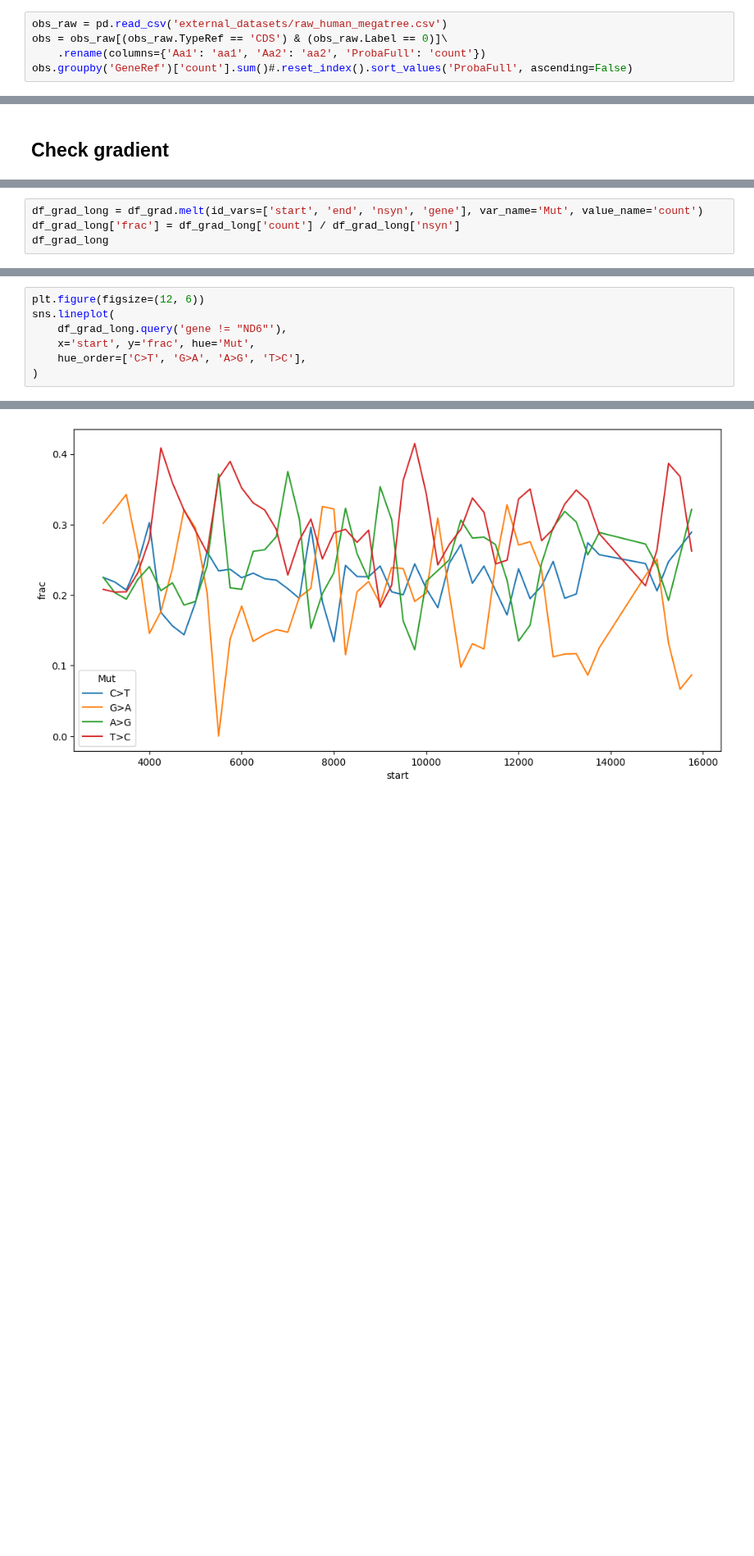
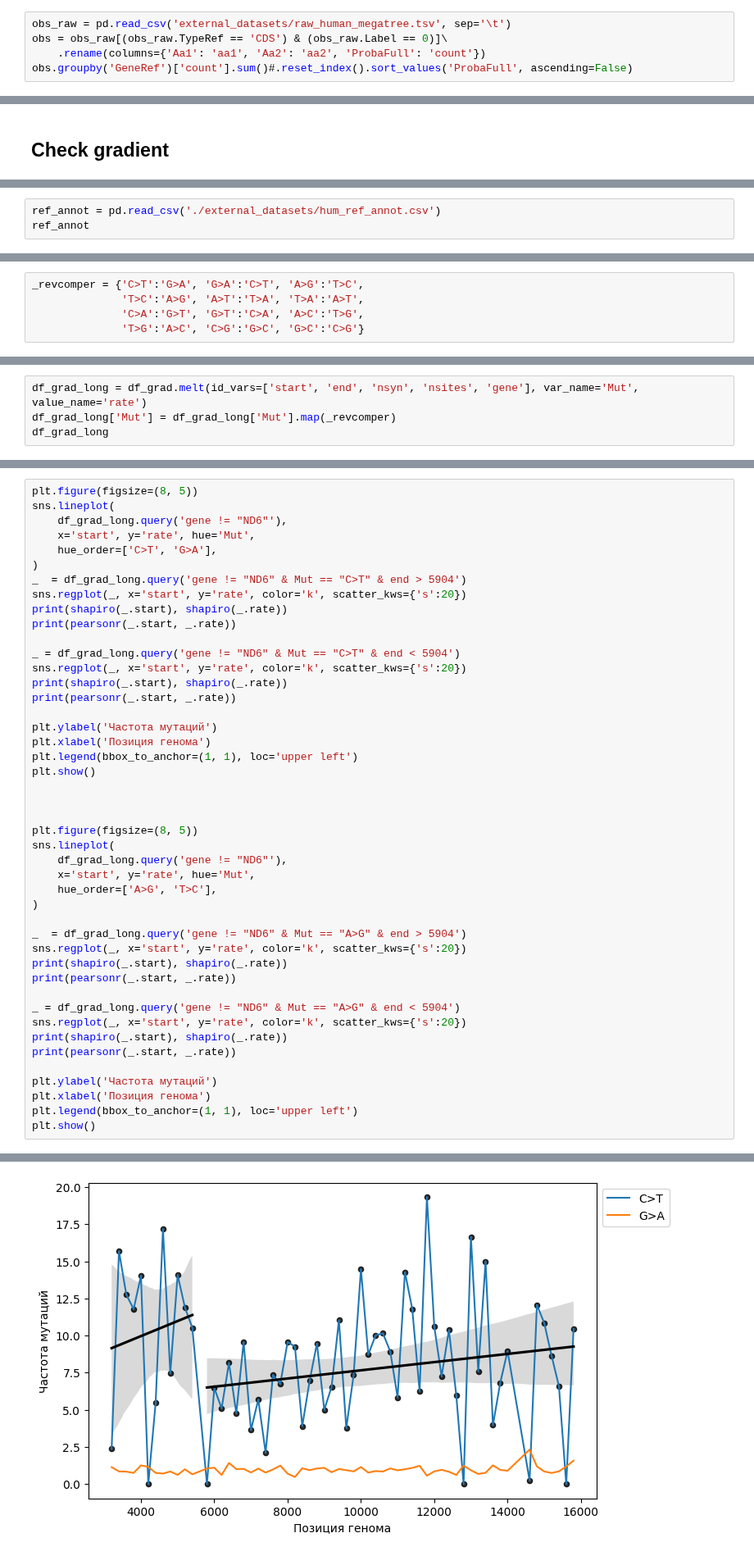
Before and after one commit to mitoclub/AminoAcidShift, a Jupyter notebook: human_germline.ipynb, the cells around one changed output, grey strips where cells are left out. Shown at 82% size. Drawn from its saved outputs; the diff is of its cells as text; blank space fills up the shorter version.

```diff
--- a/human_germline.ipynb
+++ b/human_germline.ipynb
@@ -36,7 +40,7 @@ genes_order = ['ND1', 'ND2', 'COX1', 'COX2', 'ATP8', 'ATP6', 'COX3',
 #             kind='line', hue_order=['A>G', 'C>T', 'G>A', 'T>C'],
 #             )
 # %%
-obs_raw = pd.read_csv('external_datasets/raw_human_megatree.csv')
+obs_raw = pd.read_csv('external_datasets/raw_human_megatree.tsv', sep='\t')
 obs = obs_raw[(obs_raw.TypeRef == 'CDS') & (obs_raw.Label == 0)]\
     .rename(columns={'Aa1': 'aa1', 'Aa2': 'aa2', 'ProbaFull': 'count'})
 obs.groupby('GeneRef')['count'].sum()#.reset_index().sort_values('ProbaFull', ascending=False)
@@ -77,0 +82,3 @@ plt.hist(sites, bins=500);
+# %%
+ref_annot = pd.read_csv('./external_datasets/hum_ref_annot.csv')
+ref_annot
@@ -78 +99,6 @@ plt.hist(sites, bins=500);
+# %%
+_revcomper = {'C>T':'G>A', 'G>A':'C>T', 'A>G':'T>C',
+              'T>C':'A>G', 'A>T':'T>A', 'T>A':'A>T',
+              'C>A':'G>T', 'G>T':'C>A', 'A>C':'T>G',
+              'T>G':'A>C', 'C>G':'G>C', 'G>C':'C>G'}
 # %%
@@ -124,5 +175,5 @@ sns.lineplot(df_grad, x='start', y='nsyn')
 # %%
-df_grad_long = df_grad.melt(id_vars=['start', 'end', 'nsyn', 'gene'], var_name='Mut', value_name='count')
-df_grad_long['frac'] = df_grad_long['count'] / df_grad_long['nsyn']
+df_grad_long = df_grad.melt(id_vars=['start', 'end', 'nsyn', 'nsites', 'gene'], var_name='Mut', value_name='rate')
+df_grad_long['Mut'] = df_grad_long['Mut'].map(_revcomper)
 df_grad_long
 # %% [output]
@@ -142,8 +193,46 @@ df_grad_long
 # %%
-plt.figure(figsize=(12, 6))
+plt.figure(figsize=(8, 5))
 sns.lineplot(
     df_grad_long.query('gene != "ND6"'),
-    x='start', y='frac', hue='Mut',
-    hue_order=['C>T', 'G>A', 'A>G', 'T>C'],
+    x='start', y='rate', hue='Mut',
+    hue_order=['C>T', 'G>A'],
 )
+_  = df_grad_long.query('gene != "ND6" & Mut == "C>T" & end > 5904')
+sns.regplot(_, x='start', y='rate', color='k', scatter_kws={'s':20})
+print(shapiro(_.start), shapiro(_.rate))
+print(pearsonr(_.start, _.rate))
+
+_ = df_grad_long.query('gene != "ND6" & Mut == "C>T" & end < 5904')
+sns.regplot(_, x='start', y='rate', color='k', scatter_kws={'s':20})
+print(shapiro(_.start), shapiro(_.rate))
+print(pearsonr(_.start, _.rate))
+
+plt.ylabel('Частота мутаций')
+plt.xlabel('Позиция генома')
+plt.legend(bbox_to_anchor=(1, 1), loc='upper left')
+plt.show()
+
+
+
+plt.figure(figsize=(8, 5))
+sns.lineplot(
+    df_grad_long.query('gene != "ND6"'),
+    x='start', y='rate', hue='Mut',
+    hue_order=['A>G', 'T>C'],
+)
+
+_  = df_grad_long.query('gene != "ND6" & Mut == "A>G" & end > 5904')
+sns.regplot(_, x='start', y='rate', color='k', scatter_kws={'s':20})
+print(shapiro(_.start), shapiro(_.rate))
+print(pearsonr(_.start, _.rate))
+
+_ = df_grad_long.query('gene != "ND6" & Mut == "A>G" & end < 5904')
+sns.regplot(_, x='start', y='rate', color='k', scatter_kws={'s':20})
+print(shapiro(_.start), shapiro(_.rate))
+print(pearsonr(_.start, _.rate))
+
+plt.ylabel('Частота мутаций')
+plt.xlabel('Позиция генома')
+plt.legend(bbox_to_anchor=(1, 1), loc='upper left')
+plt.show()
 # %% [output]
@@ -151 +243 @@ sns.lineplot(
-[figure, old version]
+[figure, new version]
```
Also changed, not shown: parts of 10 cells of this notebook, 2 other files.
